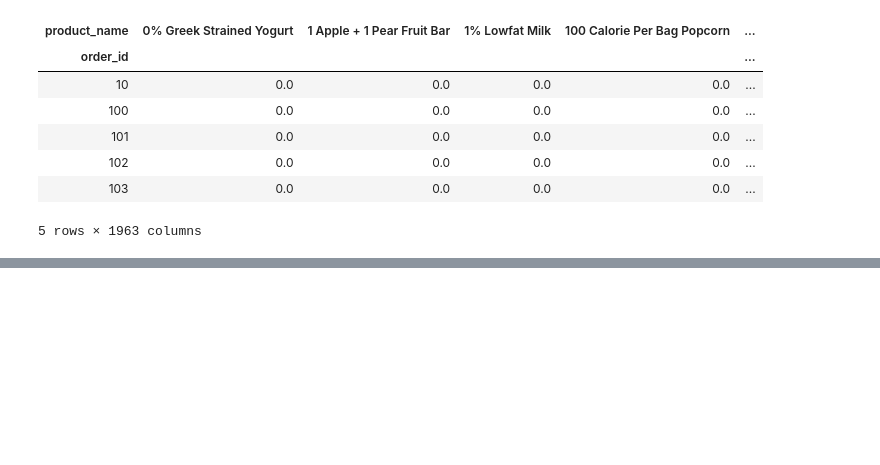
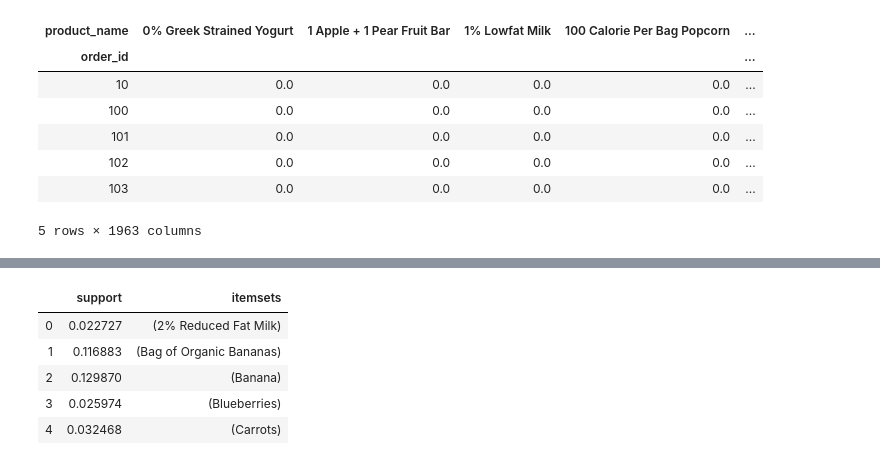
Before and after one commit to mberrien-fitzsimons/recipe_recommendation_system, a Jupyter notebook: notebooks/03_analysis/20190906-mlb-association-rule-instacart.ipynb, the cells around one changed output, grey strips where cells are left out. Drawn from its saved outputs; the diff is of its cells as text; code cells hidden in the pictures; blank space fills up the shorter version.

```diff
--- a/notebooks/03_analysis/20190906-mlb-association-rule-instacart.ipynb
+++ b/notebooks/03_analysis/20190906-mlb-association-rule-instacart.ipynb
@@ -116,0 +139,9 @@ basket.head()
+# %%
+frequent_itemsets.head()
+# %% [output]
+|  | support | itemsets |
+| 0 | 0.022727 | (2% Reduced Fat Milk) |
+| 1 | 0.116883 | (Bag of Organic Bananas) |
+| 2 | 0.129870 | (Banana) |
+| 3 | 0.025974 | (Blueberries) |
+| 4 | 0.032468 | (Carrots) |
```
Also changed, not shown: parts of 4 cells of this notebook.
